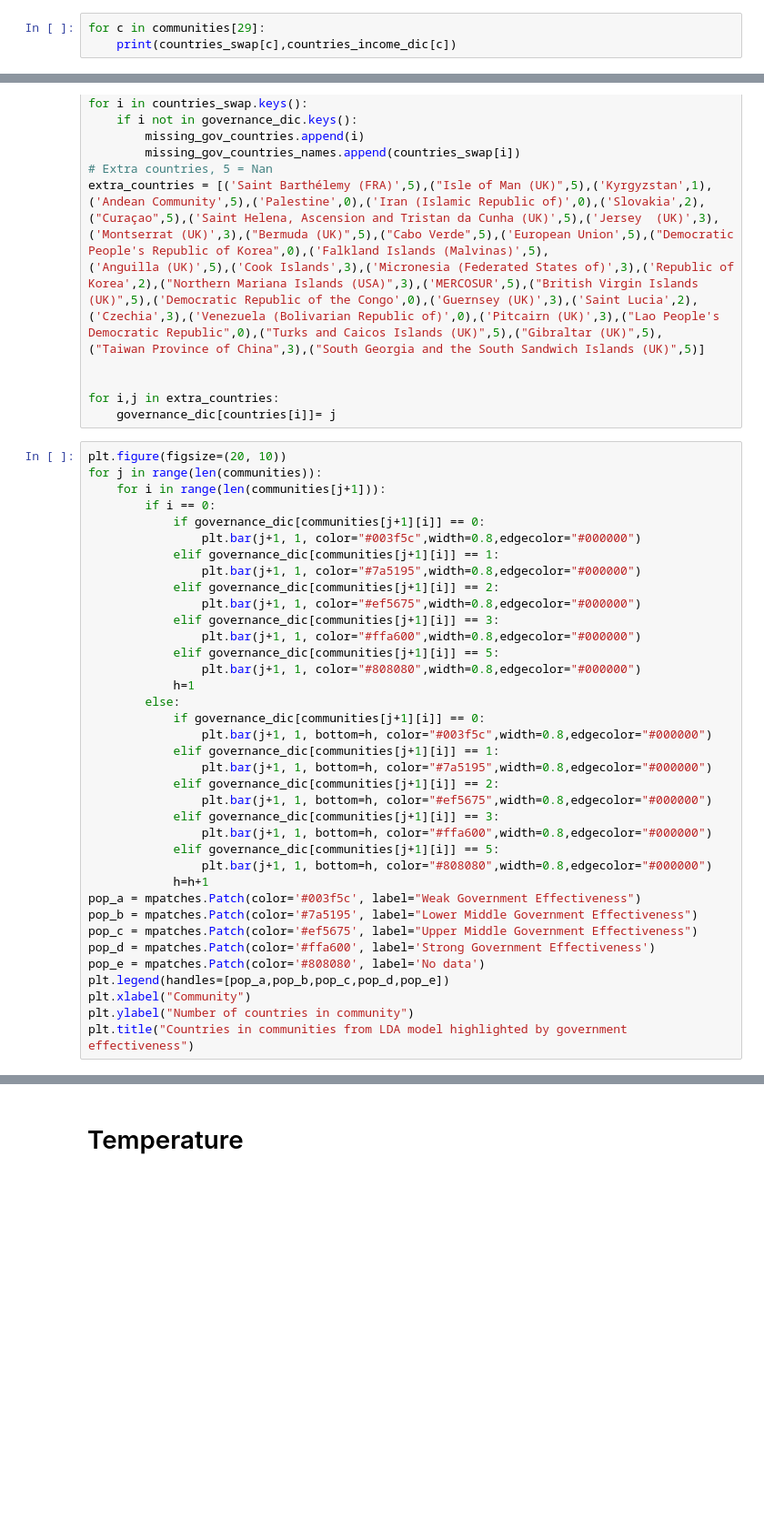
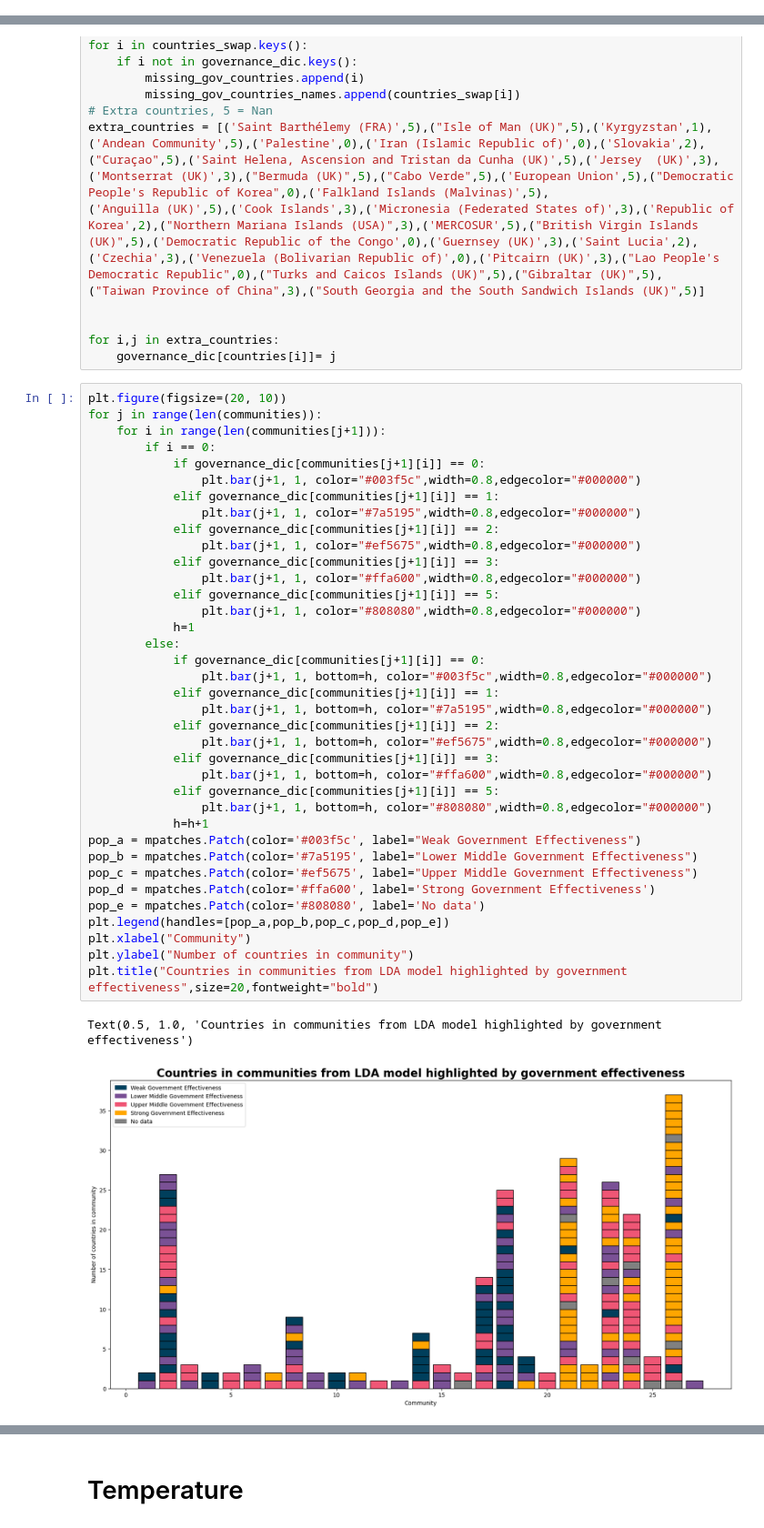
Before and after one commit to gustavn19/Fagprojekt, a Jupyter notebook: lda_done.ipynb, the cells around one changed output, grey strips where cells are left out. Shown at 91% size. Cells and saved outputs as stored; diff of their text form; blank space fills up the shorter version.

```diff
--- a/lda_done.ipynb
+++ b/lda_done.ipynb
@@ -500,3 +521,0 @@ plt.title("Countries in communities from LDA model highlighted by income level")
-# %%
-for c in communities[29]:
-    print(countries_swap[c],countries_income_dic[c])
@@ -582,34 +622,37 @@ for j in range(len(communities)):
                 plt.bar(j+1, 1, color="#003f5c",width=0.8,edgecolor="#000000")
             elif governance_dic[communities[j+1][i]] == 1:
                 plt.bar(j+1, 1, color="#7a5195",width=0.8,edgecolor="#000000")
             elif governance_dic[communities[j+1][i]] == 2:
                 plt.bar(j+1, 1, color="#ef5675",width=0.8,edgecolor="#000000")
             elif governance_dic[communities[j+1][i]] == 3:
                 plt.bar(j+1, 1, color="#ffa600",width=0.8,edgecolor="#000000")
             elif governance_dic[communities[j+1][i]] == 5:
                 plt.bar(j+1, 1, color="#808080",width=0.8,edgecolor="#000000")
             h=1
         else:
             if governance_dic[communities[j+1][i]] == 0:
                 plt.bar(j+1, 1, bottom=h, color="#003f5c",width=0.8,edgecolor="#000000")
             elif governance_dic[communities[j+1][i]] == 1:
                 plt.bar(j+1, 1, bottom=h, color="#7a5195",width=0.8,edgecolor="#000000")
             elif governance_dic[communities[j+1][i]] == 2:
                 plt.bar(j+1, 1, bottom=h, color="#ef5675",width=0.8,edgecolor="#000000")
             elif governance_dic[communities[j+1][i]] == 3:
                 plt.bar(j+1, 1, bottom=h, color="#ffa600",width=0.8,edgecolor="#000000")
             elif governance_dic[communities[j+1][i]] == 5:
                 plt.bar(j+1, 1, bottom=h, color="#808080",width=0.8,edgecolor="#000000")
             h=h+1
 pop_a = mpatches.Patch(color='#003f5c', label="Weak Government Effectiveness")
 pop_b = mpatches.Patch(color='#7a5195', label="Lower Middle Government Effectiveness")
 pop_c = mpatches.Patch(color='#ef5675', label="Upper Middle Government Effectiveness")
 pop_d = mpatches.Patch(color='#ffa600', label='Strong Government Effectiveness')
 pop_e = mpatches.Patch(color='#808080', label='No data')
 plt.legend(handles=[pop_a,pop_b,pop_c,pop_d,pop_e])
 plt.xlabel("Community")
 plt.ylabel("Number of countries in community")
-plt.title("Countries in communities from LDA model highlighted by government effectiveness")
+plt.title("Countries in communities from LDA model highlighted by government effectiveness",size=20,fontweight="bold")
+# %% [output]
+Text(0.5, 1.0, 'Countries in communities from LDA model highlighted by government effectiveness')
+[figure, added]
 # %%
 for c in communities[26]:
     print(countries_swap[c],governance_dic[c])
```
Also changed, not shown: parts of 15 cells of this notebook, 2 other files.
